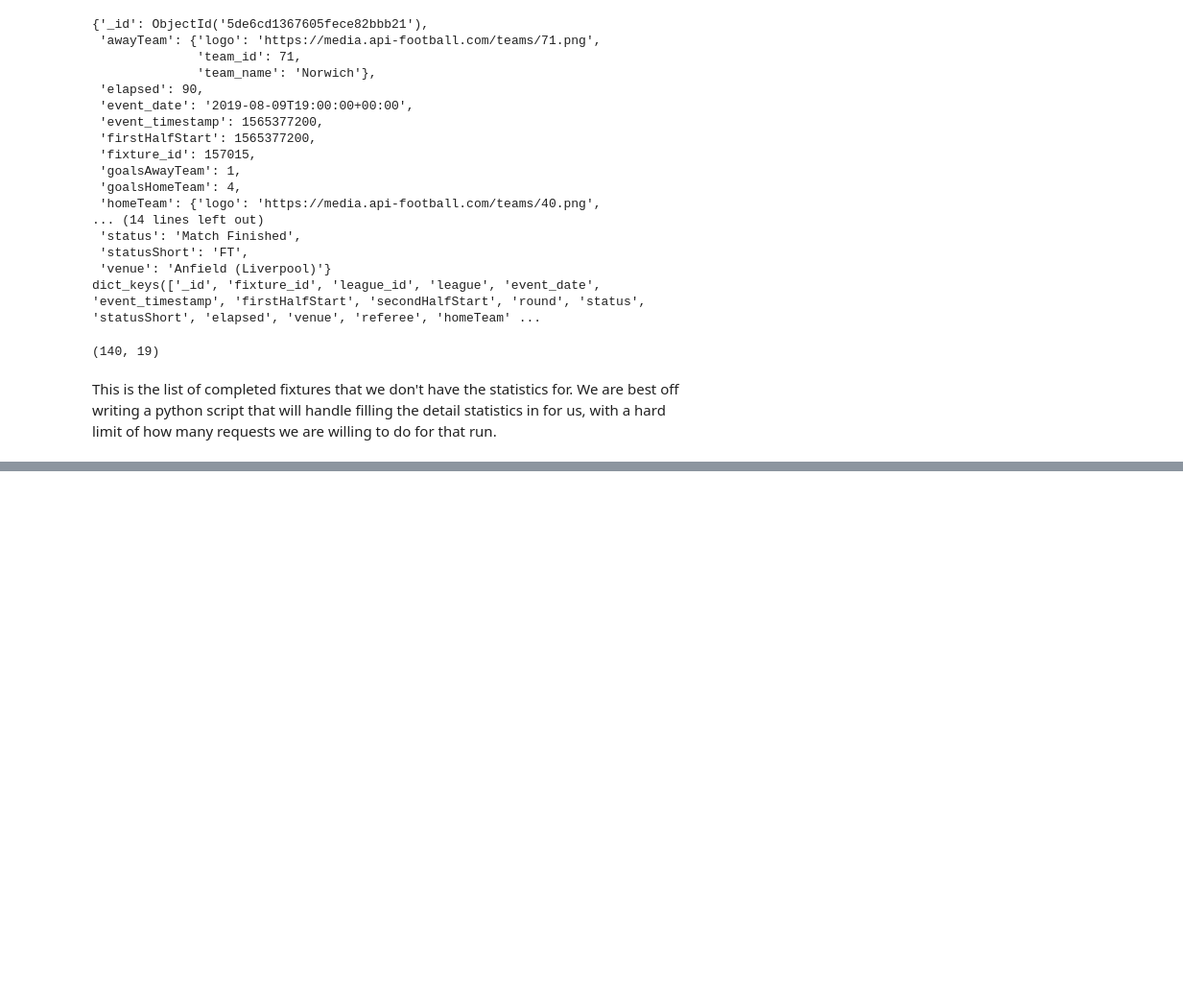
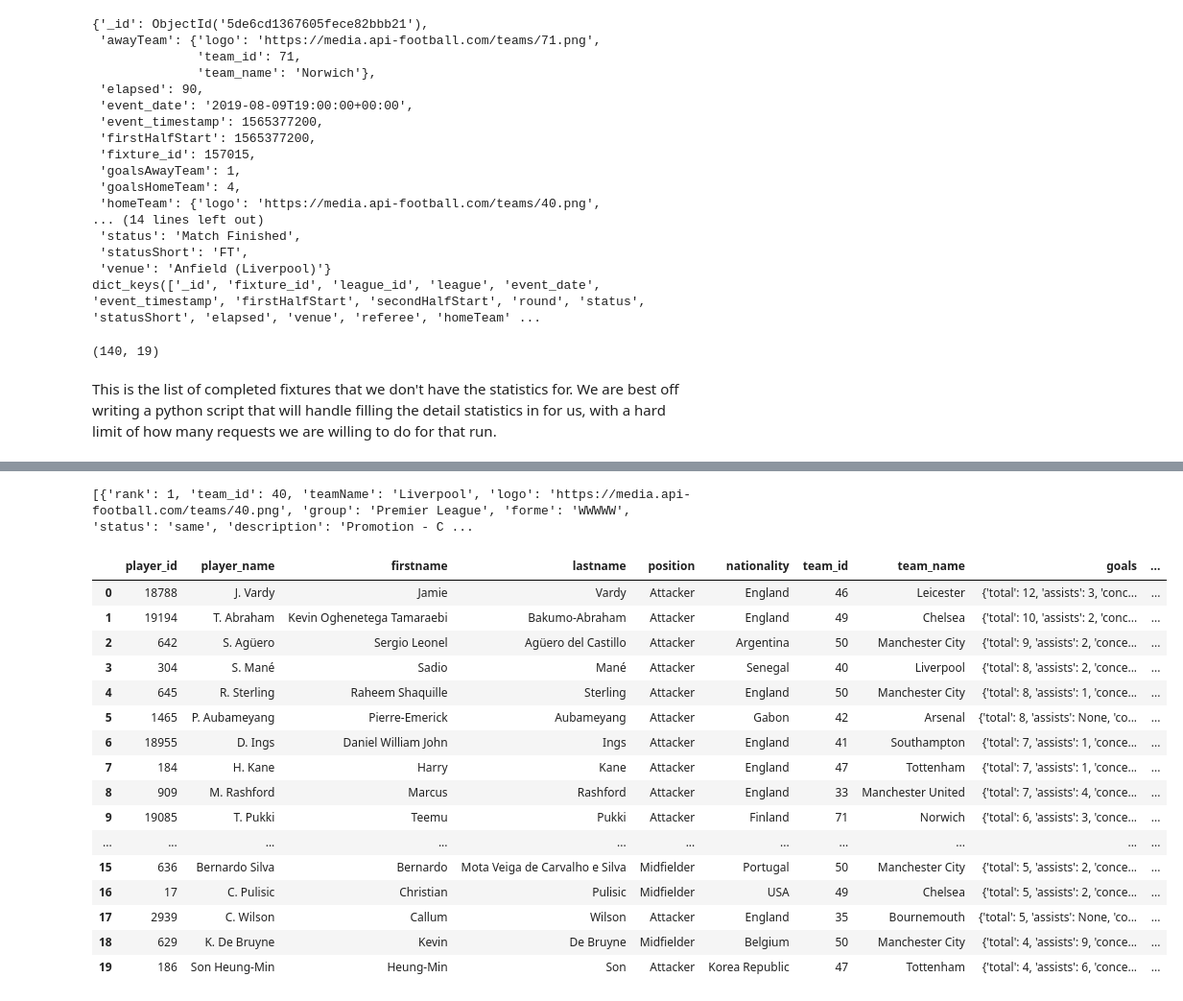
Before and after one commit to willcanniford/python-football-api, a Jupyter notebook: store_api_requests.ipynb, the cells around one changed output, grey strips where cells are left out. Shown at 96% size. Cells and saved outputs as stored; diff of their text form; code cells hidden in the pictures; blank space fills up the shorter version.

Commit message:
Add league specific calls

```diff
--- a/store_api_requests.ipynb
+++ b/store_api_requests.ipynb
@@ -222,0 +250,27 @@ This is the list of completed fixtures that we don't have the statistics for. We
+# %%
+print(standings['api']['standings'][0])
+# %% [output]
+[{'rank': 1, 'team_id': 40, 'teamName': 'Liverpool', 'logo': 'https://media.api-football.com/teams/40.png', 'group': 'Premier League', 'forme': 'WWWWW', 'status': 'same', 'description': 'Promotion - C ...
+# %%
+top_scorers = api_call("https://api-football-v1.p.rapidapi.com/v2/topscorers/%d" % 524)
+# %%
+ts = pd.DataFrame(top_scorers['api']['topscorers'])
+pd.concat([ts, ts['games'].apply(pd.Series)], axis = 1).drop('games', axis = 1)
+# %% [output]
+|  | player_id | player_name | firstname | lastname | position | nationality | team_id | team_name | goals | ... |
+| 0 | 18788 | J. Vardy | Jamie | Vardy | Attacker | England | 46 | Leicester | {'total': 12, 'assists': 3, 'conc... | ... |
+| 1 | 19194 | T. Abraham | Kevin Oghenetega Tamaraebi | Bakumo-Abraham | Attacker | England | 49 | Chelsea | {'total': 10, 'assists': 2, 'conc... | ... |
+| 2 | 642 | S. Agüero | Sergio Leonel | Agüero del Castillo | Attacker | Argentina | 50 | Manchester City | {'total': 9, 'assists': 2, 'conce... | ... |
+| 3 | 304 | S. Mané | Sadio | Mané | Attacker | Senegal | 40 | Liverpool | {'total': 8, 'assists': 2, 'conce... | ... |
+| 4 | 645 | R. Sterling | Raheem Shaquille | Sterling | Attacker | England | 50 | Manchester City | {'total': 8, 'assists': 1, 'conce... | ... |
+| 5 | 1465 | P. Aubameyang | Pierre-Emerick | Aubameyang | Attacker | Gabon | 42 | Arsenal | {'total': 8, 'assists': None, 'co... | ... |
+| 6 | 18955 | D. Ings | Daniel William John | Ings | Attacker | England | 41 | Southampton | {'total': 7, 'assists': 1, 'conce... | ... |
+| 7 | 184 | H. Kane | Harry | Kane | Attacker | England | 47 | Tottenham | {'total': 7, 'assists': 1, 'conce... | ... |
+| 8 | 909 | M. Rashford | Marcus | Rashford | Attacker | England | 33 | Manchester United | {'total': 7, 'assists': 4, 'conce... | ... |
+| 9 | 19085 | T. Pukki | Teemu | Pukki | Attacker | Finland | 71 | Norwich | {'total': 6, 'assists': 3, 'conce... | ... |
+| ... | ... | ... | ... | ... | ... | ... | ... | ... | ... | ... |
+| 15 | 636 | Bernardo Silva | Bernardo | Mota Veiga de Carvalho e Silva | Midfielder | Portugal | 50 | Manchester City | {'total': 5, 'assists': 2, 'conce... | ... |
+| 16 | 17 | C. Pulisic | Christian | Pulisic | Midfielder | USA | 49 | Chelsea | {'total': 5, 'assists': 2, 'conce... | ... |
+| 17 | 2939 | C. Wilson | Callum | Wilson | Attacker | England | 35 | Bournemouth | {'total': 5, 'assists': None, 'co... | ... |
+| 18 | 629 | K. De Bruyne | Kevin | De Bruyne | Midfielder | Belgium | 50 | Manchester City | {'total': 4, 'assists': 9, 'conce... | ... |
+| 19 | 186 | Son Heung-Min | Heung-Min | Son | Attacker | Korea Republic | 47 | Tottenham | {'total': 4, 'assists': 6, 'conce... | ... |
```
Also changed, not shown: parts of 4 cells of this notebook.
